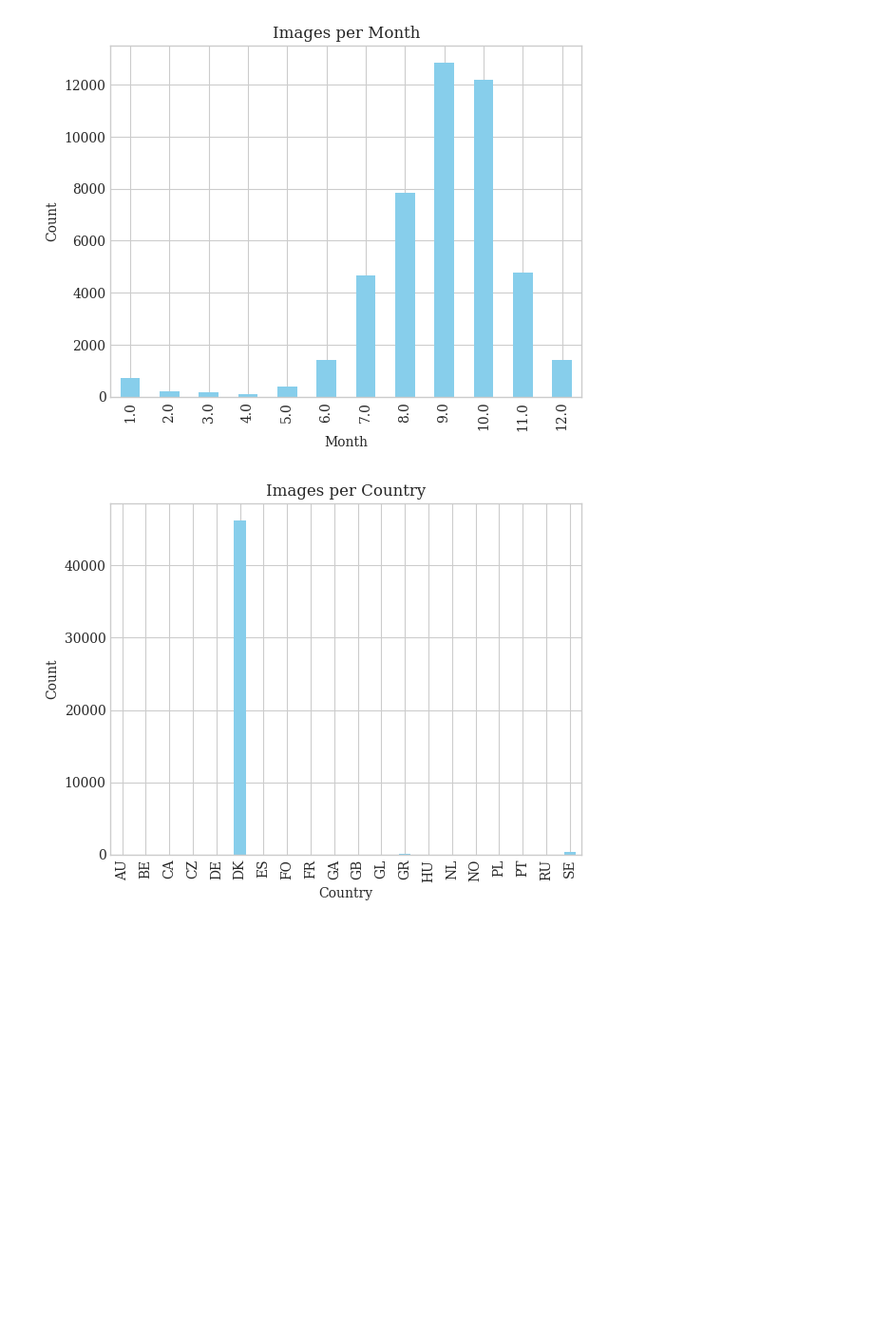
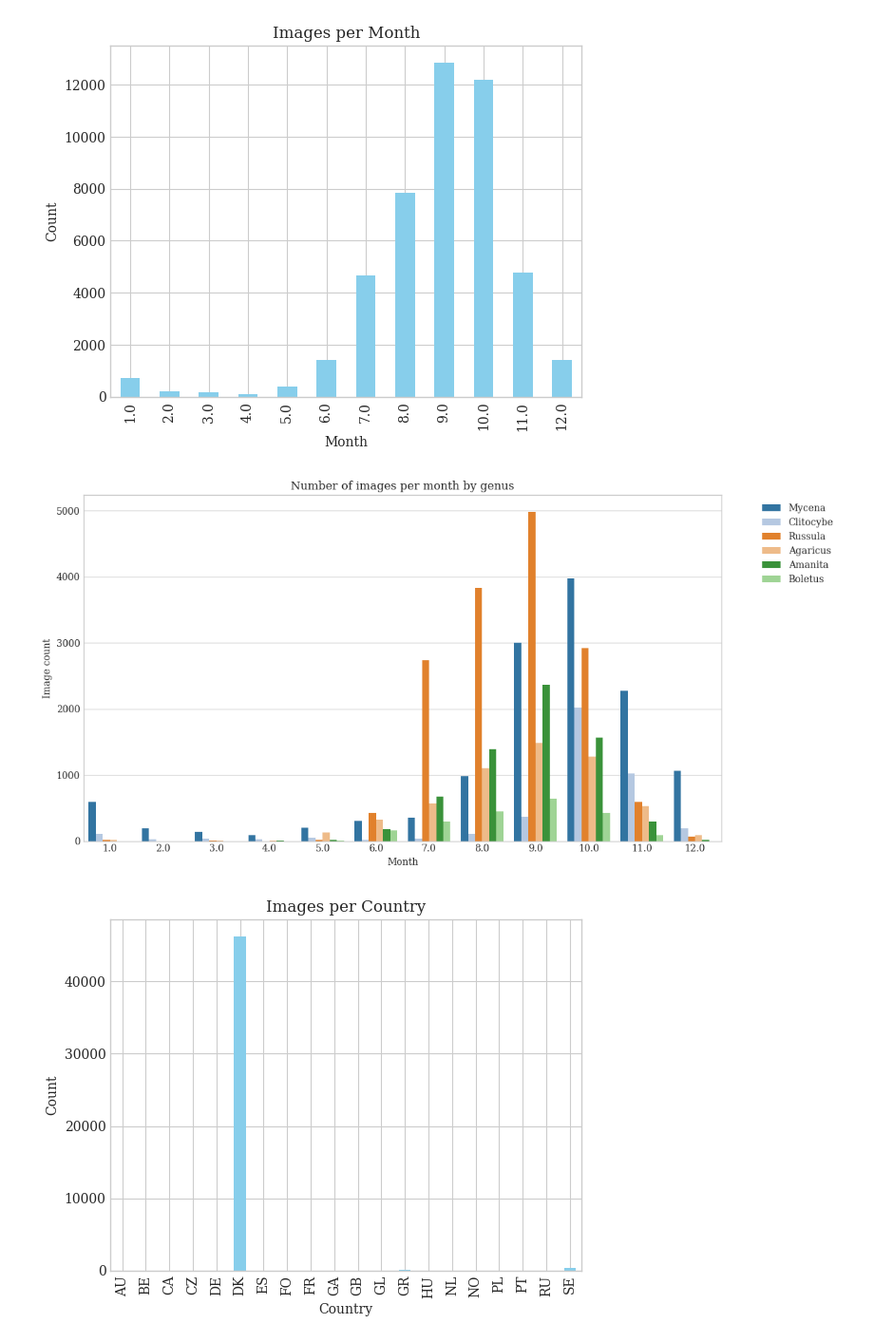
Before and after one commit to UC-Berkeley-I-School/fungitastic-classification-datasci207-Fall-2025, a Jupyter notebook: dataset/EDA.ipynb, the cells around one changed output. Shown: that part at 95% size. Saved outputs shown, nothing was run; the diff lists cells and outputs as text; code cells hidden in the pictures; blank space fills up the shorter version.

```diff
--- a/dataset/EDA.ipynb
+++ b/dataset/EDA.ipynb
@@ -156,6 +159,17 @@ plt.ylabel("Count")
 plt.show()
 # %% [output]
 [figure]
+# %%
+plt.figure(figsize=(12, 6))
+sns.countplot(data=data, x='month', hue='genus', palette='tab20', dodge=True)
+plt.title("Number of images per month by genus")
+plt.xlabel("Month")
+plt.ylabel("Image count")
+plt.legend(bbox_to_anchor=(1.05, 1), loc='upper left')  # legend outside
+plt.tight_layout()
+plt.show()
+# %% [output]
+[figure, added]
 # %%
 counts_country = data['countryCode'].value_counts().sort_index()
 counts_country.plot(kind='bar', color='skyblue')
```
Also changed, not shown: parts of 4 cells of this notebook.
